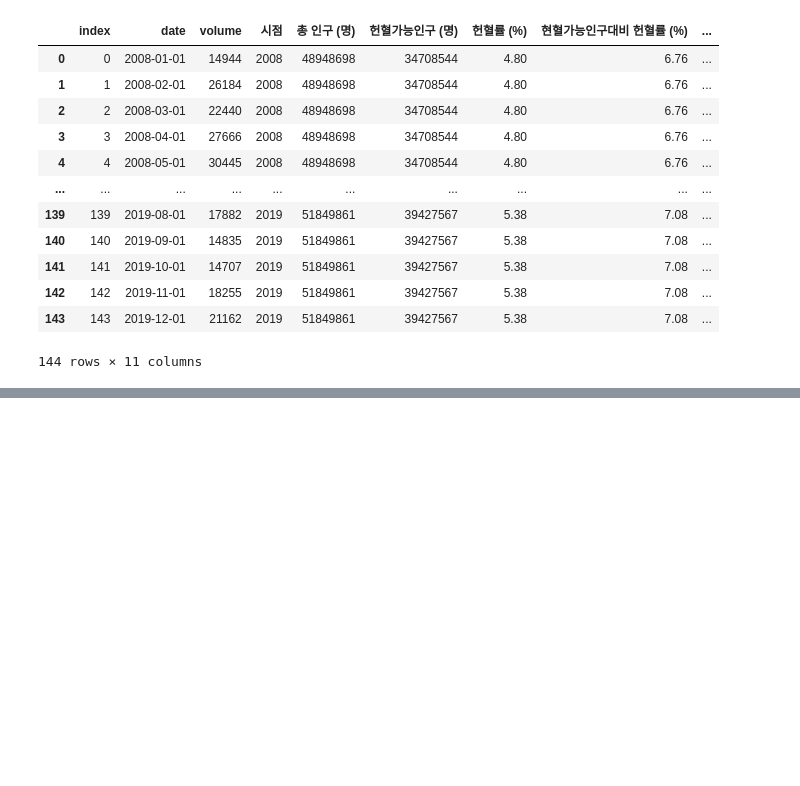
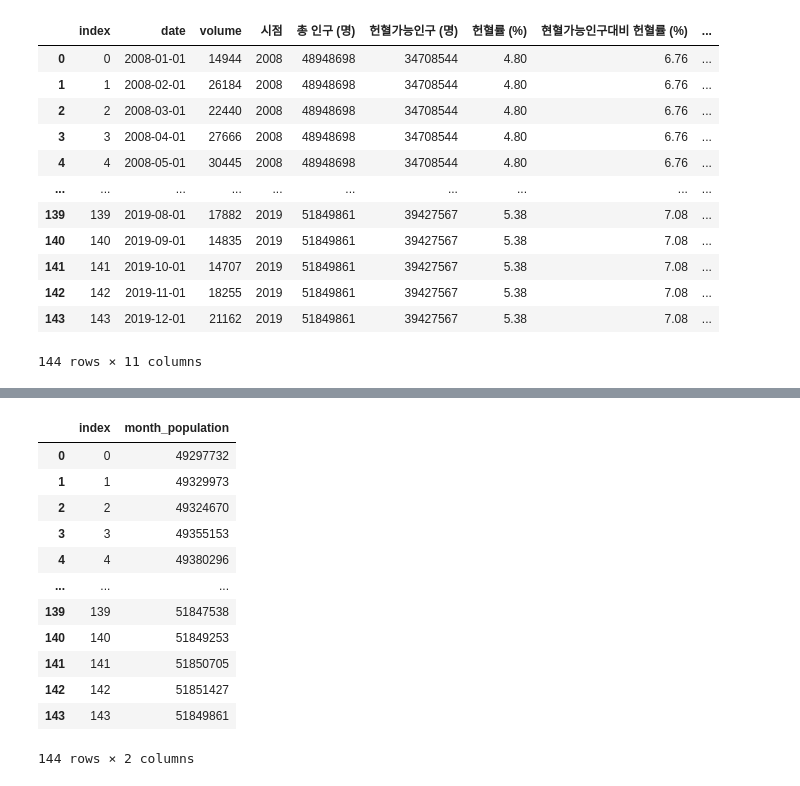
Before and after one commit to dch9610/BAB_Project, a Jupyter notebook: 모델링용 데이터 만들기.ipynb, the cells around one changed output, grey strips where cells are left out. Cells and saved outputs as stored; diff of their text form; code cells hidden in the pictures; blank space fills up the shorter version.

```diff
--- a/모델링용 데이터 만들기.ipynb
+++ b/모델링용 데이터 만들기.ipynb
@@ -741,0 +782,3 @@ df4.to_csv('모델용 데이터/모델링데이터(4).csv', encoding='CP949')
+# %%
+people_month2 = people_month[people_month['행정구역(시군구)별']== '전국'].T[:146]
+people_month2
@@ -741,0 +799,4 @@ df4.to_csv('모델용 데이터/모델링데이터(4).csv', encoding='CP949')
+# %%
+people_month3= people_month2.drop(index=['행정구역(시군구)별','연령별'])
+people_month3.to_csv('전처리 데이터/전국 월별 총인구.csv')
+people_month3
@@ -741,0 +817,19 @@ df4.to_csv('모델용 데이터/모델링데이터(4).csv', encoding='CP949')
+# %%
+people_month3.columns = ['month_population']
+people_month4 = people_month3.reset_index(drop=True)
+people_month4 = people_month4.reset_index()
+people_month4
+# %% [output]
+|  | index | month_population |
+| 0 | 0 | 49297732 |
+| 1 | 1 | 49329973 |
+| 2 | 2 | 49324670 |
+| 3 | 3 | 49355153 |
+| 4 | 4 | 49380296 |
+| ... | ... | ... |
+| 139 | 139 | 51847538 |
+| 140 | 140 | 51849253 |
+| 141 | 141 | 51850705 |
+| 142 | 142 | 51851427 |
+| 143 | 143 | 51849861 |
+144 rows × 2 columns
```
Also changed, not shown: parts of 6 cells of this notebook.
